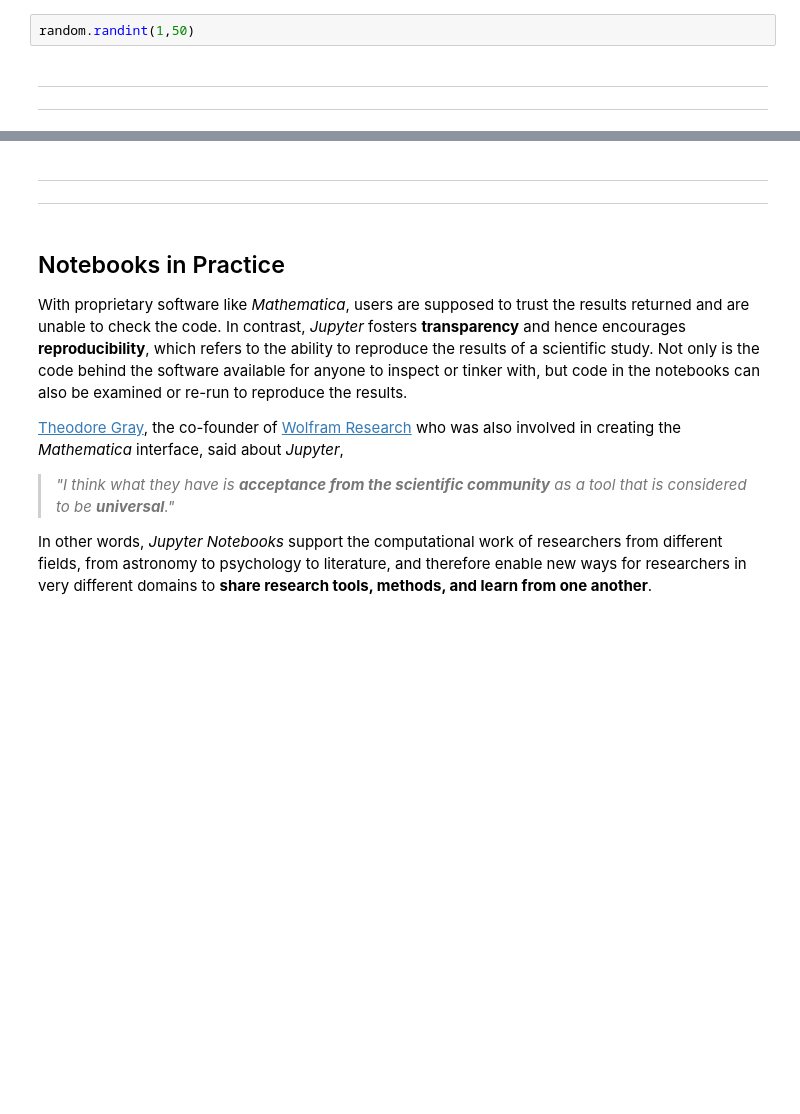
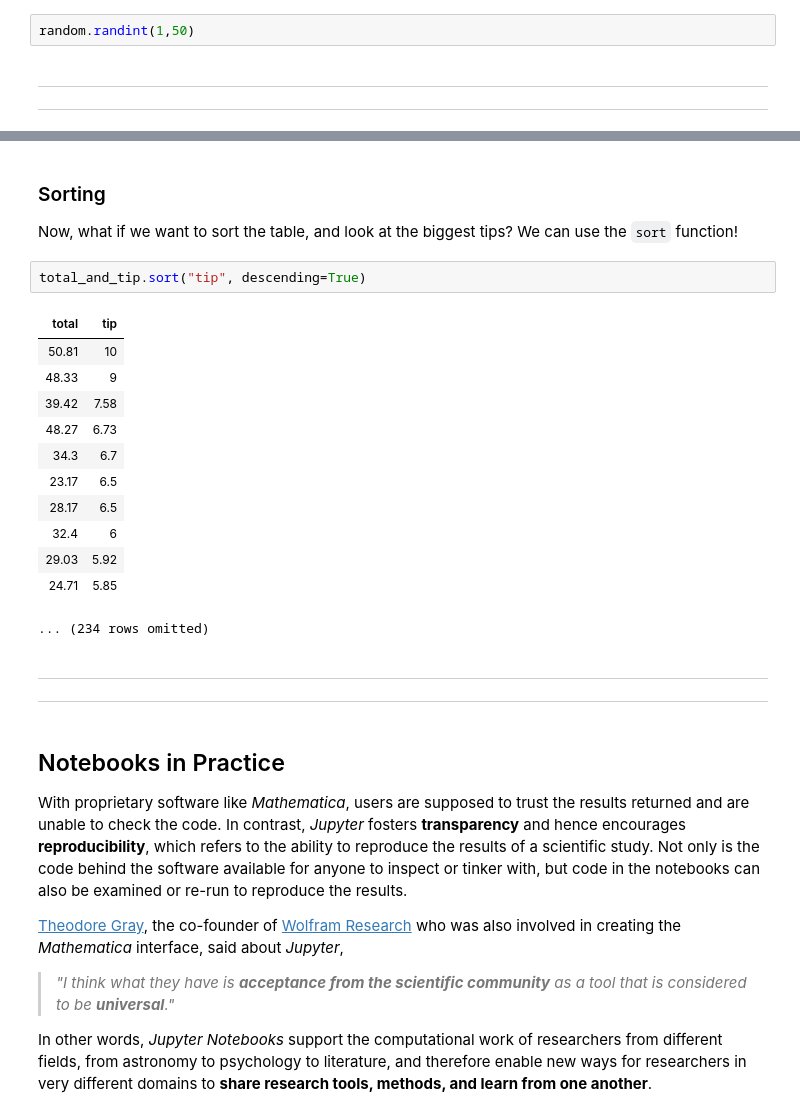
Before and after one commit to ds-modules/IB-C32, a Jupyter notebook: intro/intro.ipynb, the cells around one changed output, grey strips where cells are left out. Drawn from its saved outputs; the diff is of its cells as text; blank space fills up the shorter version.

```diff
--- a/intro/intro.ipynb
+++ b/intro/intro.ipynb
@@ -546,3 +583,22 @@ manual: true
+# %% [markdown]
+### Sorting
+
+Now, what if we want to sort the table, and look at the biggest tips? We can use the `sort` function!
+# %%
+total_and_tip.sort("tip", descending=True)
+# %% [output]
+| total | tip |
+| 50.81 | 10 |
+| 48.33 | 9 |
+| 39.42 | 7.58 |
+| 48.27 | 6.73 |
+| 34.3 | 6.7 |
+| 23.17 | 6.5 |
+| 28.17 | 6.5 |
+| 32.4 | 6 |
+| 29.03 | 5.92 |
+| 24.71 | 5.85 |
+... (234 rows omitted)
 # %% [markdown]
 <hr style="border: 2px solid #003262">
 <hr style="border: 2px solid #C9B676">
```
Also changed, not shown: parts of 16 cells of this notebook.
